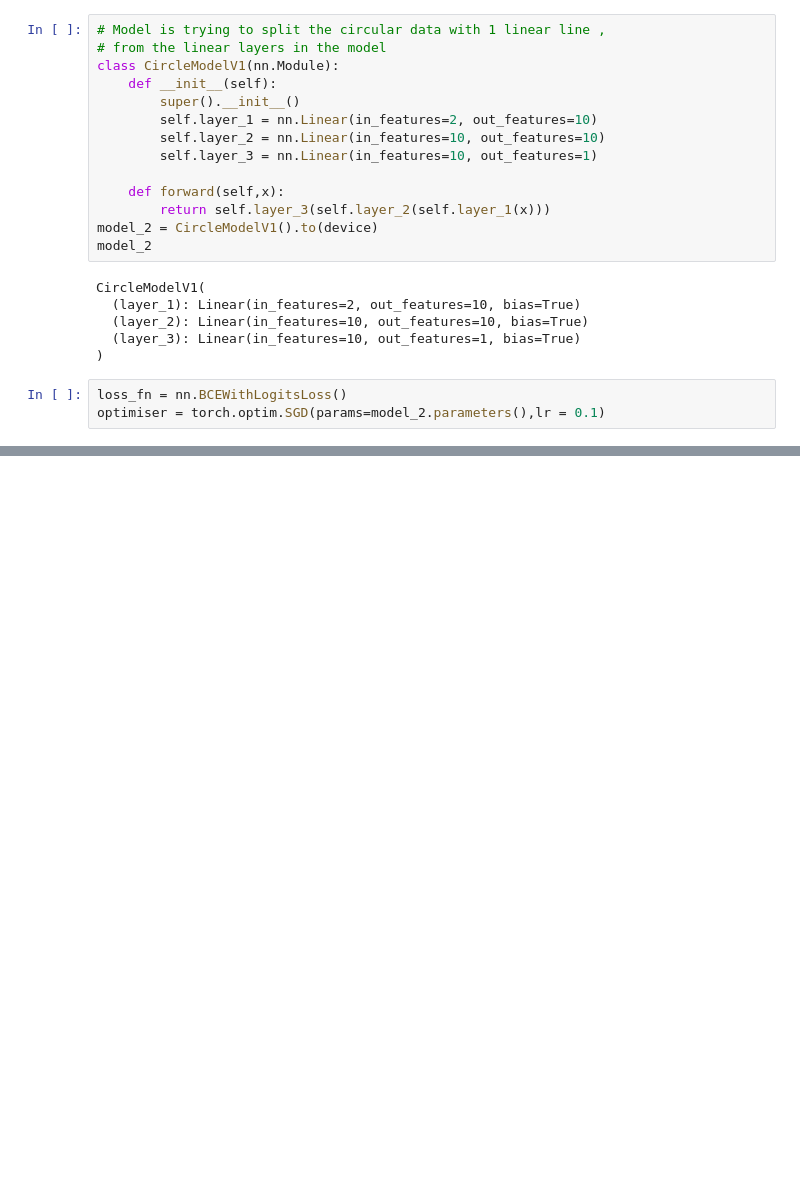
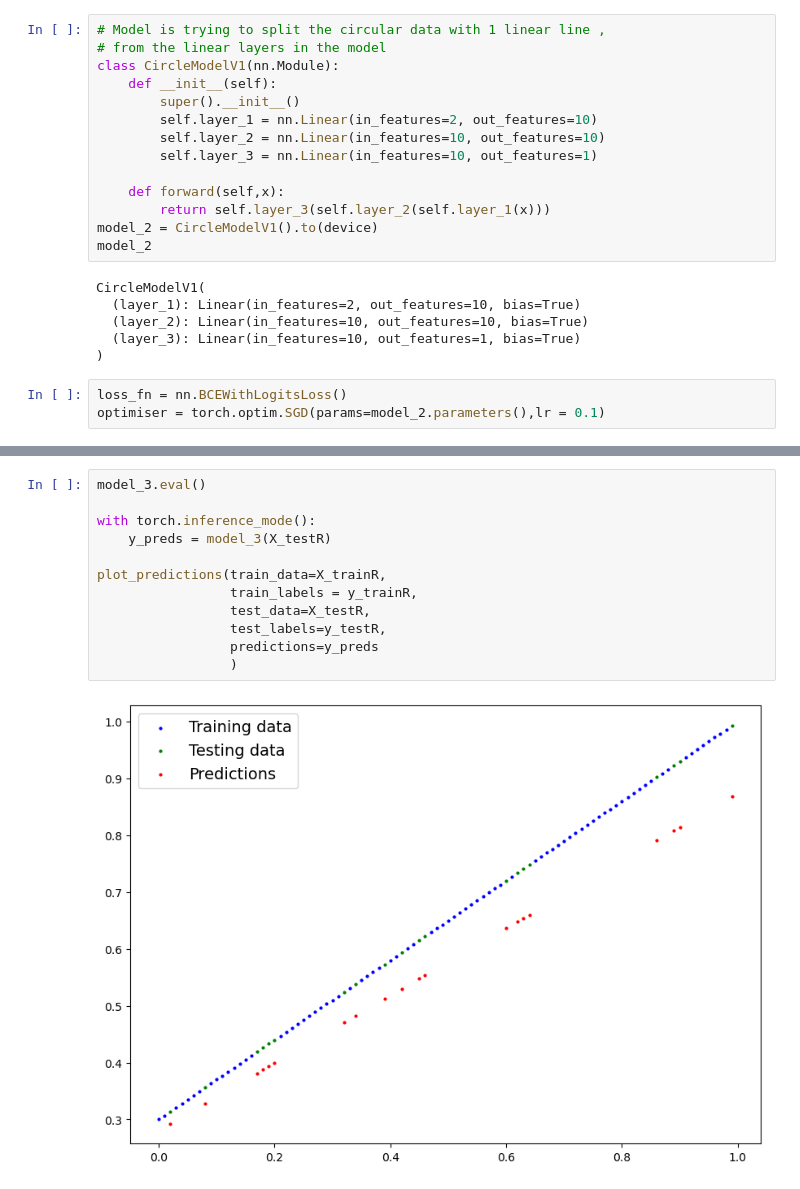
Before and after one commit to WillForshaw/JUNO-Deep-Learning-Project, a Jupyter notebook: PyTorchWorkflowTest.ipynb, the cells around one changed output, grey strips where cells are left out. Drawn from its saved outputs; the diff is of its cells as text; blank space fills up the shorter version.

```diff
--- a/PyTorchWorkflowTest.ipynb
+++ b/PyTorchWorkflowTest.ipynb
@@ -604,0 +737,14 @@ for epoch in range(epochs):
+# %%
+model_3.eval()
+
+with torch.inference_mode():
+    y_preds = model_3(X_testR)
+
+plot_predictions(train_data=X_trainR,
+                 train_labels = y_trainR,
+                 test_data=X_testR,
+                 test_labels=y_testR,
+                 predictions=y_preds
+                 )
+# %% [output]
+[figure, added]
```
Also changed, not shown: parts of 44 cells of this notebook.
